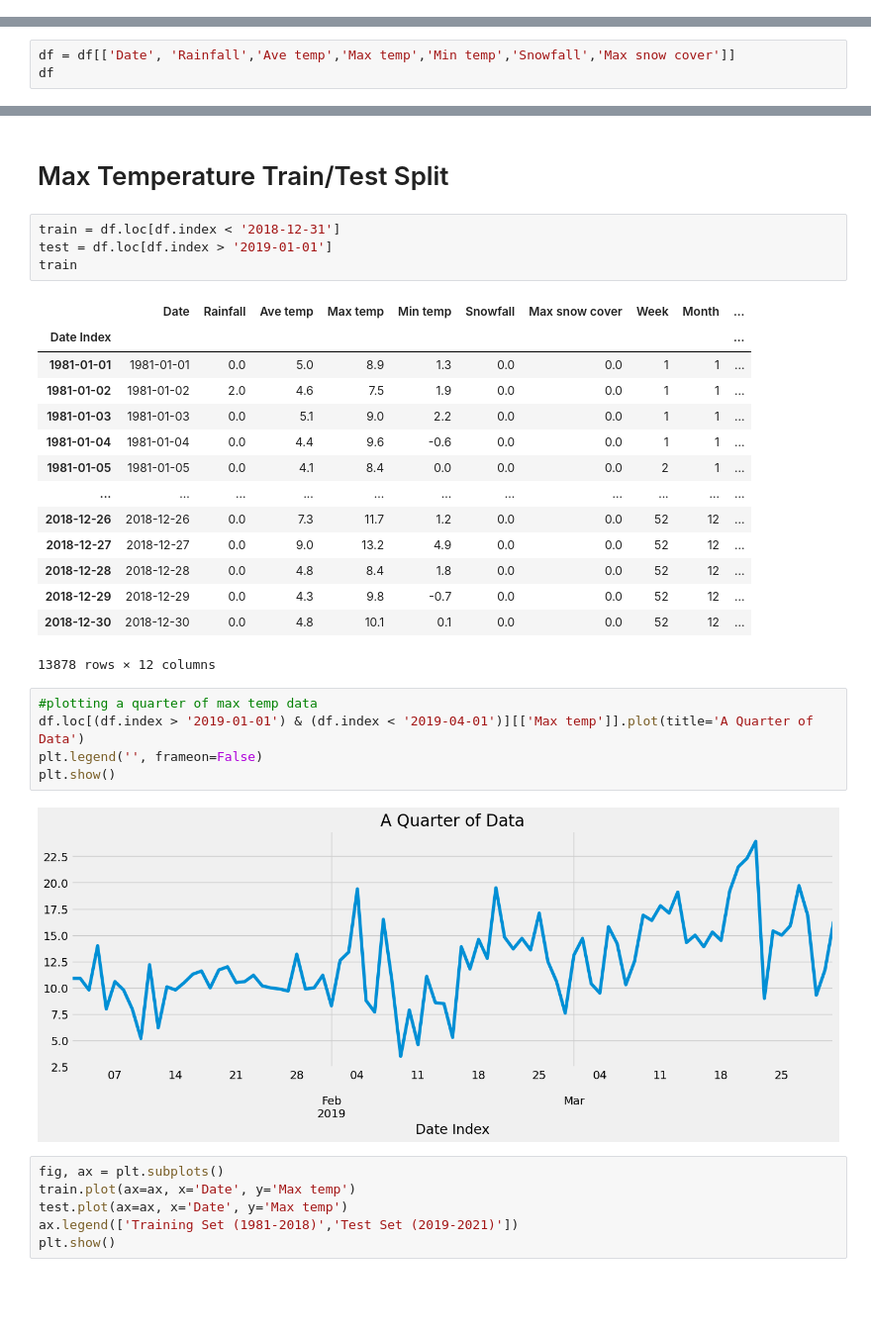
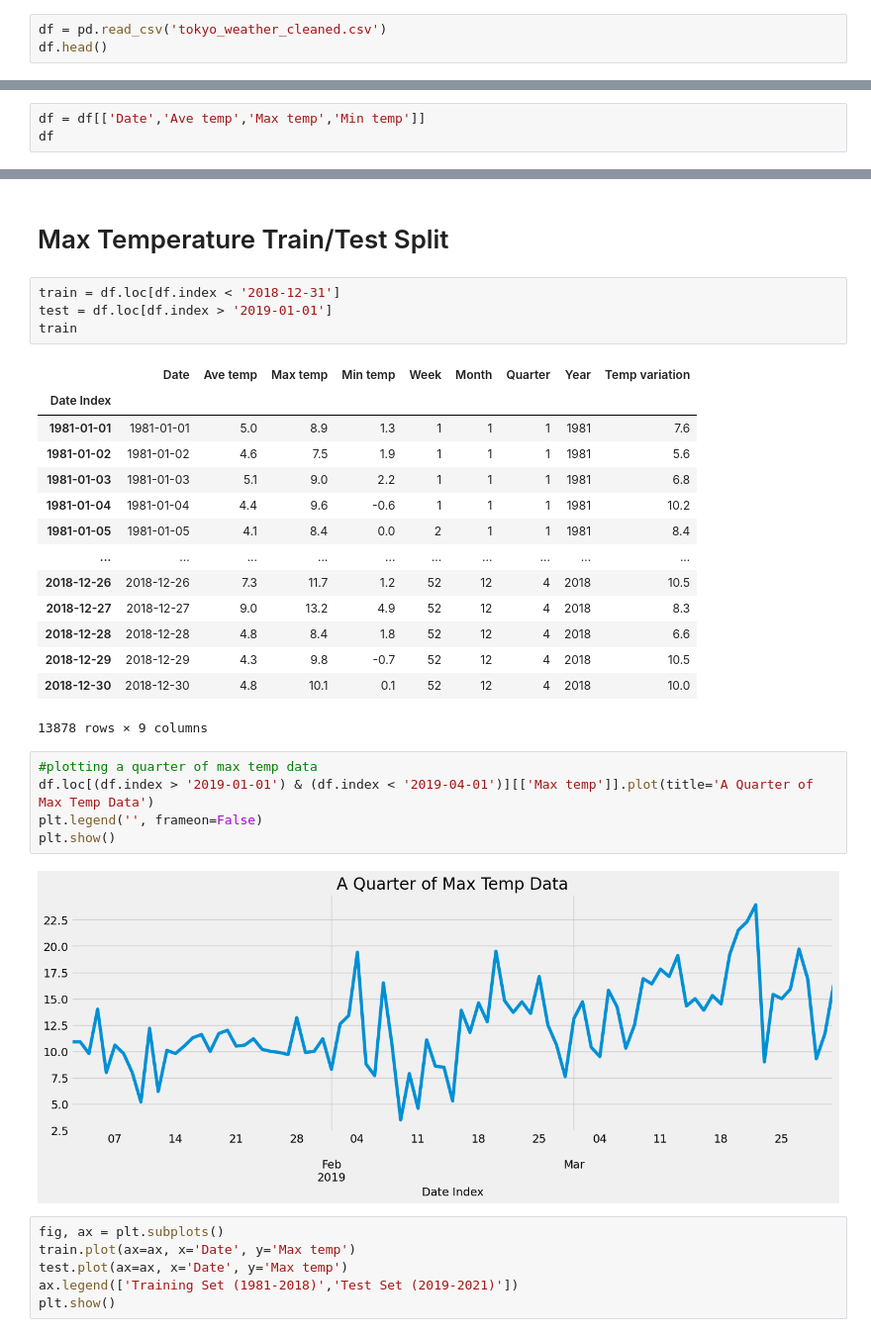
Before and after one commit to mia-flo/Tokyo-Weather-Time-Series-Forecasting, a Jupyter notebook: Analysis and time series of historical Tokyo weather data.ipynb, the cells around one changed output, grey strips where cells are left out. Shown at 99% size. Drawn from its saved outputs; the diff is of its cells as text; blank space fills up the shorter version.

```diff
--- a/Analysis and time series of historical Tokyo weather data.ipynb
+++ b/Analysis and time series of historical Tokyo weather data.ipynb
@@ -24,0 +16,3 @@ df.head()
+# %%
+df = pd.read_csv('tokyo_weather_cleaned.csv')
+df.head()
@@ -25,4 +26,4 @@ df.head()
 # %%
-df = df[['Date', 'Rainfall','Ave temp','Max temp','Min temp','Snowfall','Max snow cover']]
+df = df[['Date','Ave temp','Max temp','Min temp']]
 df
 # %% [output]
@@ -198,27 +199,27 @@ train = df.loc[df.index < '2018-12-31']
 test = df.loc[df.index > '2019-01-01']
 train
 # %% [output]
-|  | Date | Rainfall | Ave temp | Max temp | Min temp | Snowfall | Max snow cover | Week | Month | ... |
-| Date Index |  |  |  |  |  |  |  |  |  | ... |
-| 1981-01-01 | 1981-01-01 | 0.0 | 5.0 | 8.9 | 1.3 | 0.0 | 0.0 | 1 | 1 | ... |
-| 1981-01-02 | 1981-01-02 | 2.0 | 4.6 | 7.5 | 1.9 | 0.0 | 0.0 | 1 | 1 | ... |
-| 1981-01-03 | 1981-01-03 | 0.0 | 5.1 | 9.0 | 2.2 | 0.0 | 0.0 | 1 | 1 | ... |
-| 1981-01-04 | 1981-01-04 | 0.0 | 4.4 | 9.6 | -0.6 | 0.0 | 0.0 | 1 | 1 | ... |
-| 1981-01-05 | 1981-01-05 | 0.0 | 4.1 | 8.4 | 0.0 | 0.0 | 0.0 | 2 | 1 | ... |
-| ... | ... | ... | ... | ... | ... | ... | ... | ... | ... | ... |
-| 2018-12-26 | 2018-12-26 | 0.0 | 7.3 | 11.7 | 1.2 | 0.0 | 0.0 | 52 | 12 | ... |
-| 2018-12-27 | 2018-12-27 | 0.0 | 9.0 | 13.2 | 4.9 | 0.0 | 0.0 | 52 | 12 | ... |
-| 2018-12-28 | 2018-12-28 | 0.0 | 4.8 | 8.4 | 1.8 | 0.0 | 0.0 | 52 | 12 | ... |
-| 2018-12-29 | 2018-12-29 | 0.0 | 4.3 | 9.8 | -0.7 | 0.0 | 0.0 | 52 | 12 | ... |
-| 2018-12-30 | 2018-12-30 | 0.0 | 4.8 | 10.1 | 0.1 | 0.0 | 0.0 | 52 | 12 | ... |
+|  | Date | Ave temp | Max temp | Min temp | Week | Month | Quarter | Year | Temp variation |
+| Date Index |  |  |  |  |  |  |  |  |  |
+| 1981-01-01 | 1981-01-01 | 5.0 | 8.9 | 1.3 | 1 | 1 | 1 | 1981 | 7.6 |
+| 1981-01-02 | 1981-01-02 | 4.6 | 7.5 | 1.9 | 1 | 1 | 1 | 1981 | 5.6 |
+| 1981-01-03 | 1981-01-03 | 5.1 | 9.0 | 2.2 | 1 | 1 | 1 | 1981 | 6.8 |
+| 1981-01-04 | 1981-01-04 | 4.4 | 9.6 | -0.6 | 1 | 1 | 1 | 1981 | 10.2 |
+| 1981-01-05 | 1981-01-05 | 4.1 | 8.4 | 0.0 | 2 | 1 | 1 | 1981 | 8.4 |
+| ... | ... | ... | ... | ... | ... | ... | ... | ... | ... |
+| 2018-12-26 | 2018-12-26 | 7.3 | 11.7 | 1.2 | 52 | 12 | 4 | 2018 | 10.5 |
+| 2018-12-27 | 2018-12-27 | 9.0 | 13.2 | 4.9 | 52 | 12 | 4 | 2018 | 8.3 |
+| 2018-12-28 | 2018-12-28 | 4.8 | 8.4 | 1.8 | 52 | 12 | 4 | 2018 | 6.6 |
+| 2018-12-29 | 2018-12-29 | 4.3 | 9.8 | -0.7 | 52 | 12 | 4 | 2018 | 10.5 |
+| 2018-12-30 | 2018-12-30 | 4.8 | 10.1 | 0.1 | 52 | 12 | 4 | 2018 | 10.0 |
-13878 rows × 12 columns
+13878 rows × 9 columns
 # %%
 #plotting a quarter of max temp data
-df.loc[(df.index > '2019-01-01') & (df.index < '2019-04-01')][['Max temp']].plot(title='A Quarter of Data')
+df.loc[(df.index > '2019-01-01') & (df.index < '2019-04-01')][['Max temp']].plot(title='A Quarter of Max Temp Data')
 plt.legend('', frameon=False)
 plt.show()
 # %% [output]
-[figure, old version]
+[figure, new version]
 # %%
 fig, ax = plt.subplots()
 train.plot(ax=ax, x='Date', y='Max temp')
```
Also changed, not shown: parts of 50 cells of this notebook, 2 other files.
